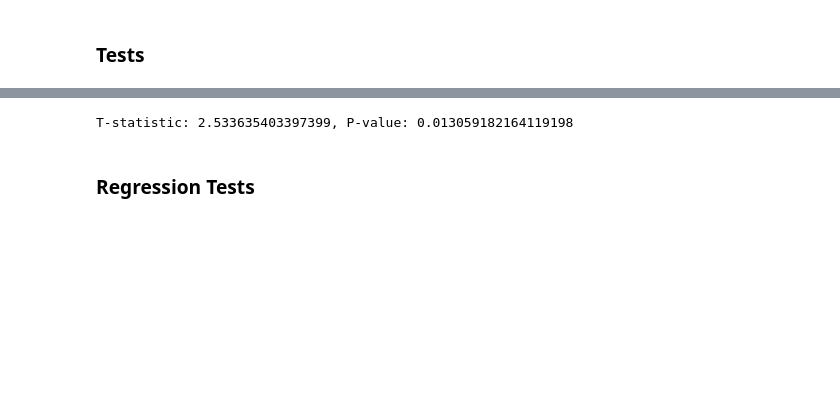
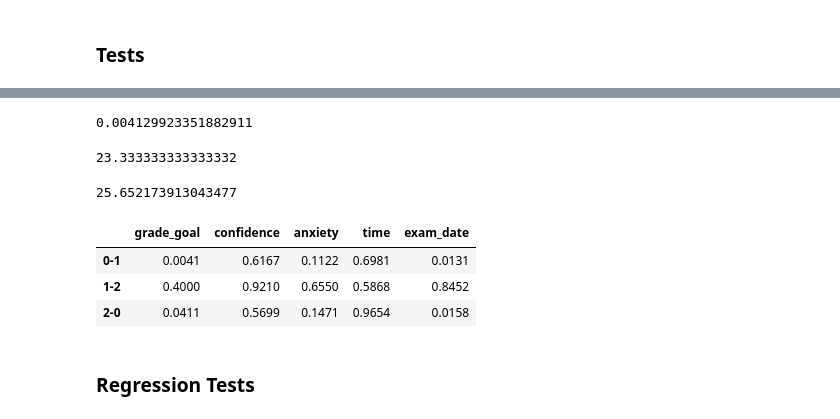
Before and after one commit to SaverioPCapra/applied_economics_paper, a Jupyter notebook: clustering_experiments.ipynb, the cells around one changed output, grey strips where cells are left out. Drawn from its saved outputs; the diff is of its cells as text; code cells hidden in the pictures; blank space fills up the shorter version.

```diff
--- a/clustering_experiments.ipynb
+++ b/clustering_experiments.ipynb
@@ -39,7 +57,7 @@ X_cluster.shape
 # %% [output]
 (145, 11)
 # %%
-treatment_status = X[X["gpa"]!=31]["treated"].copy()
+treatment_status = X[X["gpa"]!=17]["treated"].copy()
 # %%
 X_cl_tstatus = pd.concat([X_cluster, treatment_status], axis = 1)
 # %%
@@ -61,7 +79,7 @@ for cluster_id in X_cl_tstatus['cluster'].unique():
         X = sm.add_constant(cluster_data)
         y_reg = y_gpafixed[y_gpafixed['cluster'] == cluster_id].copy()
         y_reg = y_reg[var]
-        model = sm.RLM(y_reg, X, M = sm.robust.norms.HuberT()).fit()
+        model = sm.OLS(y_reg, X).fit(cov = "HC3")
         ate_results[cluster_id][var] = model.params['treated']
         p_values[cluster_id][var] = model.pvalues['treated']
 # %%
@@ -141,5 +146,33 @@ cluster_2_ed = y_gpafixed[y_gpafixed["cluster"]==2]["exam_date"].values
-# %%
-t_stat, p_value = stats.ttest_ind(cluster_1_ed, cluster_2_ed)
-print(f"T-statistic: {t_stat}, P-value: {p_value}")
-# %% [output]
-T-statistic: 2.533635403397399, P-value: 0.013059182164119198
+# %%
+stats.ttest_ind(cluster_1_gg, cluster_2_gg)[1]
+# %% [output]
+0.004129923351882911
+# %%
+y_gpafixed[X_cl_tstatus["cluster"]==2]["grade_goal"].mean()
+# %% [output]
+23.333333333333332
+# %%
+y_gpafixed[X_cl_tstatus["cluster"]==1]["grade_goal"].mean()
+# %% [output]
+25.652173913043477
+# %%
+t_results = {}
+
+for cluster_id in X_cl_tstatus['cluster'].unique():
+    t_results[cluster_id] = {}
+    for var in y_gpafixed.columns[:-1]:
+        cluster_2= y_gpafixed[X_cl_tstatus["cluster"]==0][var].values
+        cluster_1 = y_gpafixed[X_cl_tstatus["cluster"]==1][var].values
+        cluster_0 = y_gpafixed[X_cl_tstatus["cluster"]==2][var].values
+
+        t_results[var] = {"0-1": stats.ttest_ind(cluster_0, cluster_1)[1],
+                          "1-2": stats.ttest_ind(cluster_1, cluster_2)[1],
+                          "2-0": stats.ttest_ind(cluster_2, cluster_0)[1],
+                          }
+# %%
+pd.DataFrame(t_results)[["grade_goal", "confidence", "anxiety", "time", "exam_date"]]
+# %% [output]
+|  | grade_goal | confidence | anxiety | time | exam_date |
+| 0-1 | 0.0041 | 0.6167 | 0.1122 | 0.6981 | 0.0131 |
+| 1-2 | 0.4000 | 0.9210 | 0.6550 | 0.5868 | 0.8452 |
+| 2-0 | 0.0411 | 0.5699 | 0.1471 | 0.9654 | 0.0158 |
```
Also changed, not shown: parts of 28 cells of this notebook, 2 other files.
